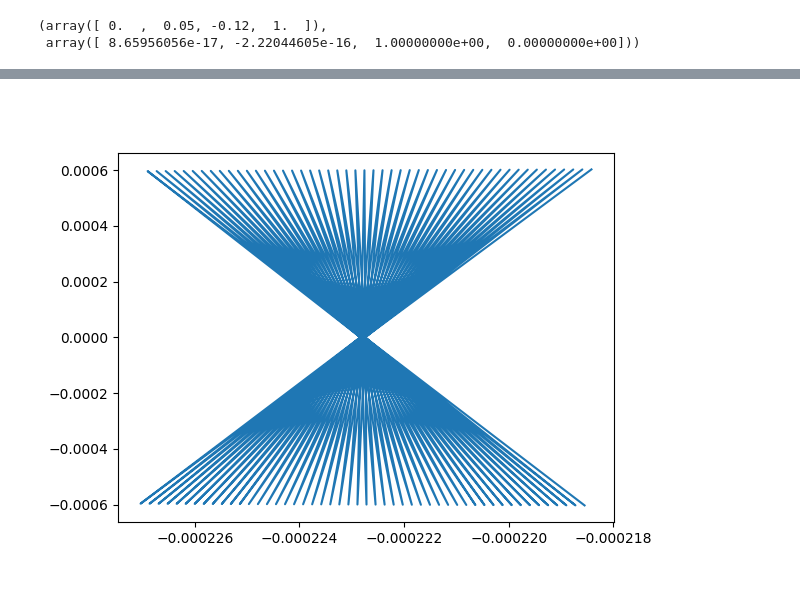
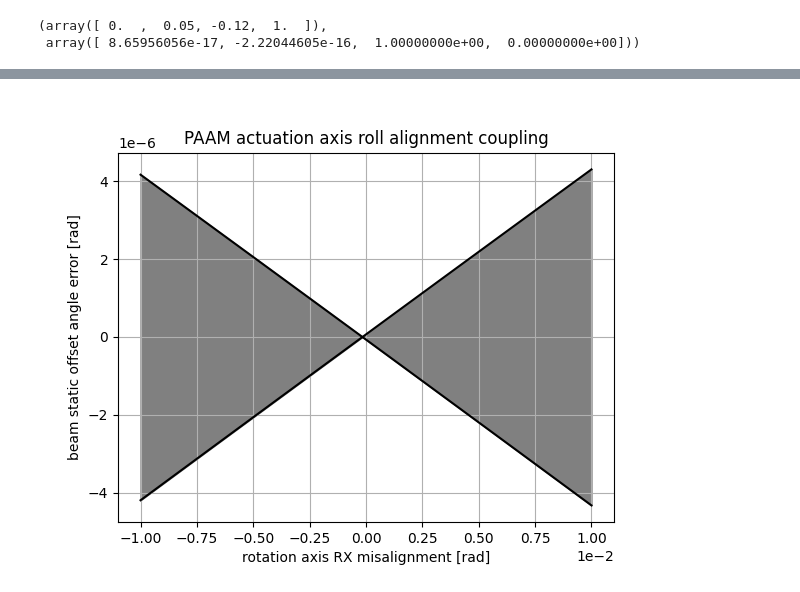
Before and after one commit to eliasbreunig/PAA_analysis, a Jupyter notebook: paam_pedestal_analysis.ipynb, the cells around one changed output, grey strips where cells are left out. Cells and saved outputs as stored; diff of their text form; code cells hidden in the pictures.

```diff
--- a/paam_pedestal_analysis.ipynb
+++ b/paam_pedestal_analysis.ipynb
@@ -56,11 +56,12 @@ pyplot.show()
 [figure]
 # %%
 def update_paam_mirror(sg, x,y,z,rx,ry,rz):
-    paam2mirror_trafo1 = frame_transformation([x,y,z],X,rx) # mirror roll
+    paam2mirror_trafo0 = frame_transformation([x,y,z],X,0) # mirror roll
+    paam2mirror_trafo1 = frame_transformation([0,0,0],X,rx) # mirror roll
     paam2mirror_trafo2 = frame_transformation([0.0,0.0,0],Y,ry) # static offset
     paam2mirror_trafo3 = frame_transformation([0.0,0.0,0],Z,rz) # actuated DOF
 
-    paam2mirror_trafo = paam2mirror_trafo3 @ paam2mirror_trafo2 @ paam2mirror_trafo1
+    paam2mirror_trafo = paam2mirror_trafo3 @ paam2mirror_trafo2 @ paam2mirror_trafo1 @ paam2mirror_trafo0 # sequence is here, 1st we roll and translate the frame (pedestal/ paam feet), then we apply static offset, and last stage is the paam mirror
 
     sg.add_transform("PAAM_OIRF","PAAM_MIRROR", paam2mirror_trafo)
 # %%
@@ -139,13 +141,15 @@ Start to calculate the set of 6 DOF alignment sensitivities
 # %%
 out_list = []
+parameter_list = []
 
-for parameter_a in np.linspace(-10e-3,10e-3,50):
-    for parameter_b in np.linspace(-300e-6,300e-6,50):
+for parameter_a in np.linspace(-10e-3,10e-3,20):
+    for parameter_b in [-300e-6, +300e-6]:
 
-        update_paam_mirror(sg,0,0,0,parameter_a,157.5e-6,parameter_b)
+        update_paam_mirror(sg,0,0,0,parameter_a,-157.508e-6 ,parameter_b)
 
         pos,dir = raytrace(ray, paam_mirror)
 
-        print(parameter,pos,dir)
+        #print(parameter,pos,dir)
 
         out_list.append(Ray(pos,dir,"OB",sg))
+        parameter_list.append(parameter_a)
@@ -170,11 +156,17 @@ for parameter_a in np.linspace(-10e-3,10e-3,50):
-# %%
-pyplot.figure()
-
-trace_u = [ray.dir[0] for ray in out_list]
-trace_v = [ray.dir[1] for ray in out_list]
-
-pyplot.plot(trace_u, trace_v)
-
-pyplot.show()
-# %% [output]
-[figure, removed]
+# %%
+pyplot.figure()
+
+trace_u = [ray.dir[0] for ray in out_list]
+trace_v = [ray.dir[1] for ray in out_list]
+
+pyplot.plot(parameter_list[0::2], np.subtract(trace_u[0::2],222.75e-6), c="black")
+pyplot.plot(parameter_list[1::2], np.subtract(trace_u[1::2],222.75e-6), c="black")
+pyplot.xlabel("rotation axis RX misalignment [rad]")
+pyplot.ylabel("beam static offset angle error [rad]")
+pyplot.fill_between(parameter_list[0::2],np.subtract(trace_u[0::2],222.75e-6),np.subtract(trace_u[1::2],222.75e-6), color="gray")
+pyplot.grid("both")
+pyplot.ticklabel_format(style="sci",scilimits=[0,0])
+pyplot.title("PAAM actuation axis roll alignment coupling")
+pyplot.show()
+# %% [output]
+[figure, added]
```
Also changed, not shown: parts of 4 cells of this notebook, 2 other files.
